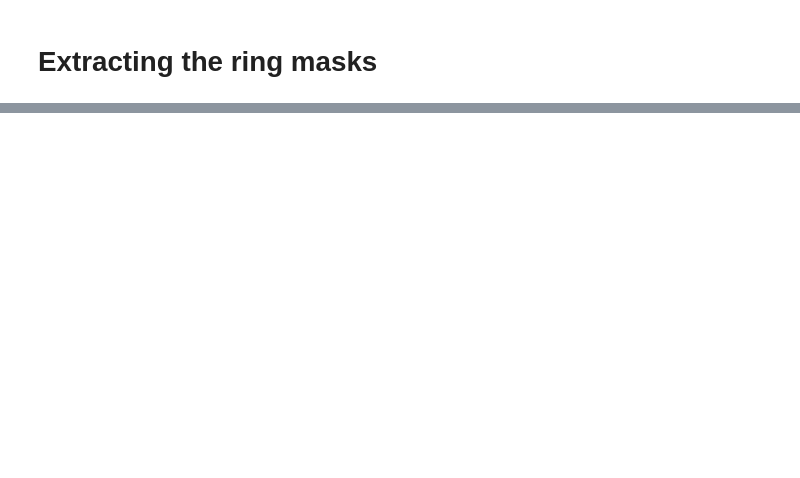
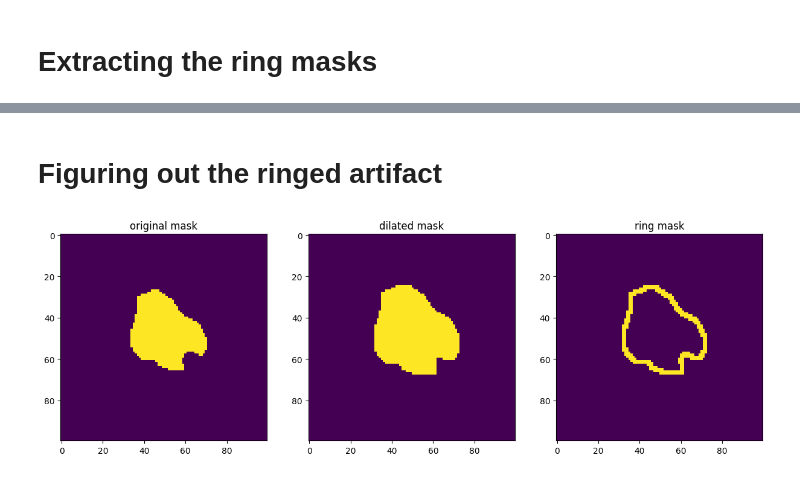
Before and after one commit to Joycelyn-Chen/AstroSegTrack, a Jupyter notebook: analysis/SB230/bubble3Dvisualization.ipynb, the cells around one changed output, grey strips where cells are left out. Saved outputs shown, nothing was run; the diff lists cells and outputs as text; code cells hidden in the pictures; blank space fills up the shorter version.

```diff
--- a/analysis/SB230/bubble3Dvisualization.ipynb
+++ b/analysis/SB230/bubble3Dvisualization.ipynb
@@ -362,3 +412,22 @@ for z in range(upper_b - lower_b):
     ringed_mask['dens'].extend(dens_values.tolist())
 
     ringed_stack[z] = ringed_mask
+# %% [markdown]
+# Figuring out the ringed artifact
+# %%
+for mask_z in range(lower_b, upper_b):
+    f = plt.figure(figsize=(15, 5))
+    ax = f.add_subplot(131)
+    ax2 = f.add_subplot(132)
+    ax3 = f.add_subplot(133)
+
+    ax.imshow(mask[:, :, mask_z])
+    ax.set_title("original mask")
+    ax2.imshow(dilated_stack[:, :, mask_z])
+    ax2.set_title("dilated mask")
+    ax3.imshow(boundary_edge[:, :, mask_z])
+    ax3.set_title("ring mask")
+
+    plt.savefig(f"./tmp/{mask_z}.png")
+# %% [output]
+[figure, added]
```
Also changed, not shown: parts of 7 cells of this notebook, 1 other file.
